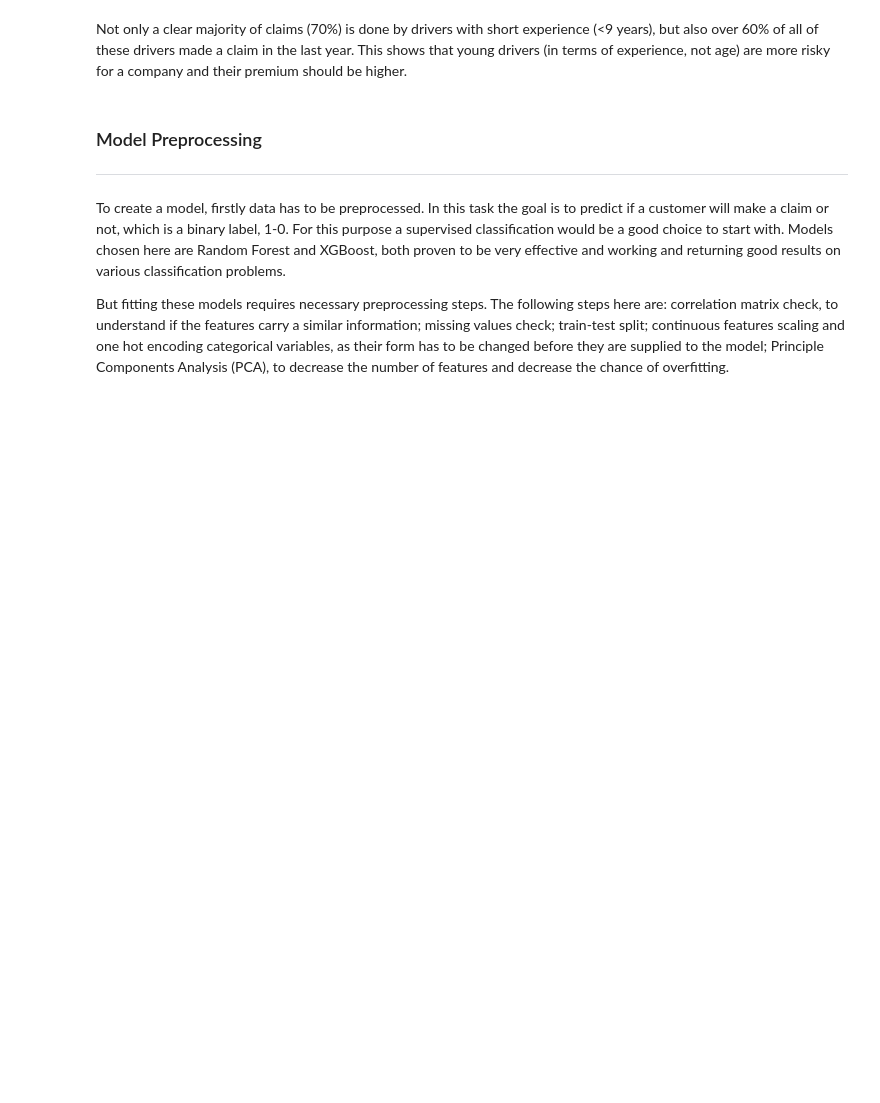
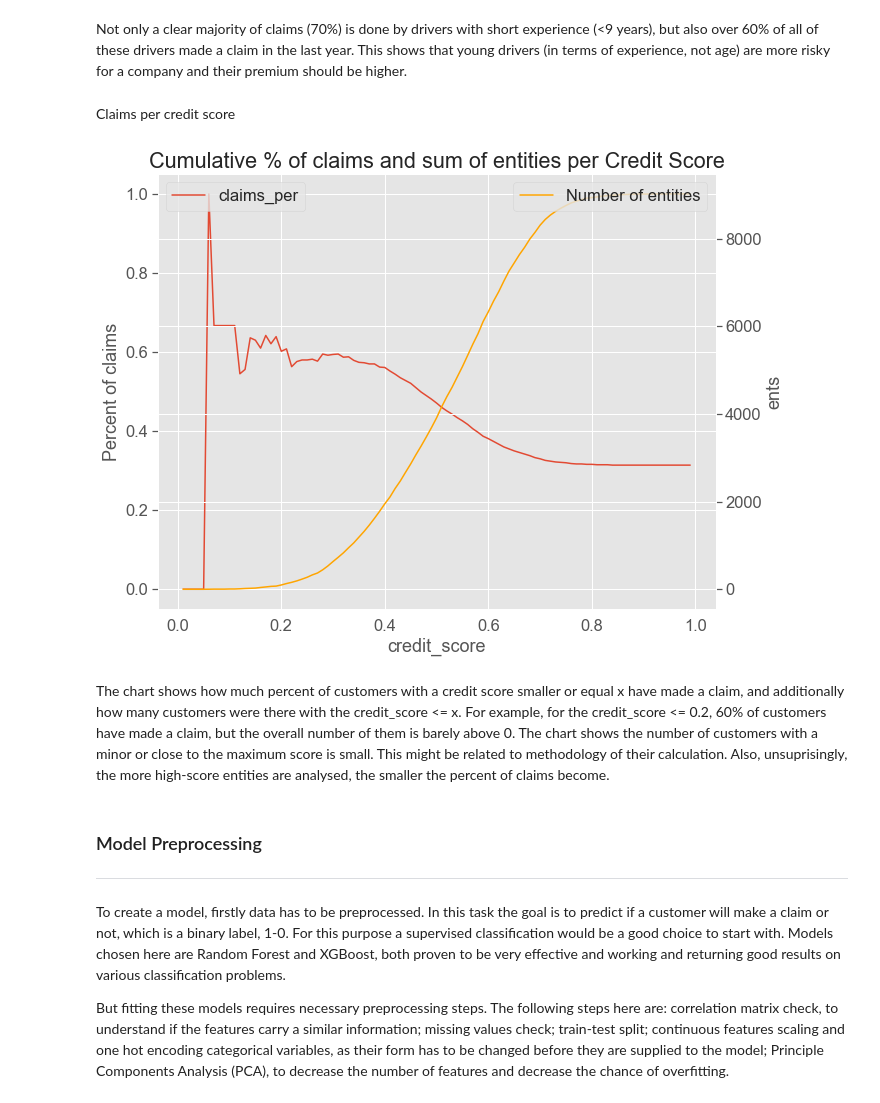
Before and after one commit to pzolnierczyk/insurance-classification, a Jupyter notebook: insurance_claims.ipynb, the cells around one changed output. Cells and saved outputs as stored; diff of their text form; code cells hidden in the pictures; blank space fills up the shorter version.

```diff
--- a/insurance_claims.ipynb
+++ b/insurance_claims.ipynb
@@ -136,3 +116,5 @@ Text(0, 0.5, 'Number of cases')
 [figure]
 # %% [markdown]
 Not only a clear majority of claims (70%) is done by drivers with short experience (<9 years), but also over 60% of all of these drivers made a claim in the last year. This shows that young drivers (in terms of experience, not age) are more risky for a company and their premium should be higher.
+# %% [markdown]
+Claims per credit score
@@ -139,3 +134,28 @@ Not only a clear majority of claims (70%) is done by drivers with short experien
+# %%
+df1 = pd.DataFrame({'credit_score': cr_scores_list, 'claims_per': perc_claim_per_cr_score})
+df2 = pd.DataFrame({'credit_score': cr_scores_list, 'ents': ents})
+
+fig, ax = plt.subplots()
+
+# First plot
+ax.plot(df1['credit_score'], df1['claims_per'], label='claims_per')
+ax.set_xlabel('credit_score')
+ax.set_ylabel('Percent of claims')
+
+# Second plot
+ax2 = ax.twinx()
+ax2.plot(df2['credit_score'], df2['ents'], label='Number of entities', color='orange')
+ax2.set_ylabel('ents')
+
+ax.legend(loc='upper left')
+ax2.legend(loc='upper right')
+
+plt.title('Cumulative % of claims and sum of entities per Credit Score')
+plt.show()
+# %% [output]
+[figure, added]
+# %% [markdown]
+The chart shows how much percent of customers with a credit score smaller or equal x have made a claim, and additionally how many customers were there with the credit_score <= x. For example, for the credit_score <= 0.2, 60% of customers have made a claim, but the overall number of them is barely above 0. The chart shows the number of customers with a minor or close to the maximum score is small. This might be related to methodology of their calculation. Also, unsuprisingly, the more high-score entities are analysed, the smaller the percent of claims become.
 # %% [markdown]
 ### Model Preprocessing
 ***
```
Also changed, not shown: parts of 4 cells of this notebook.
